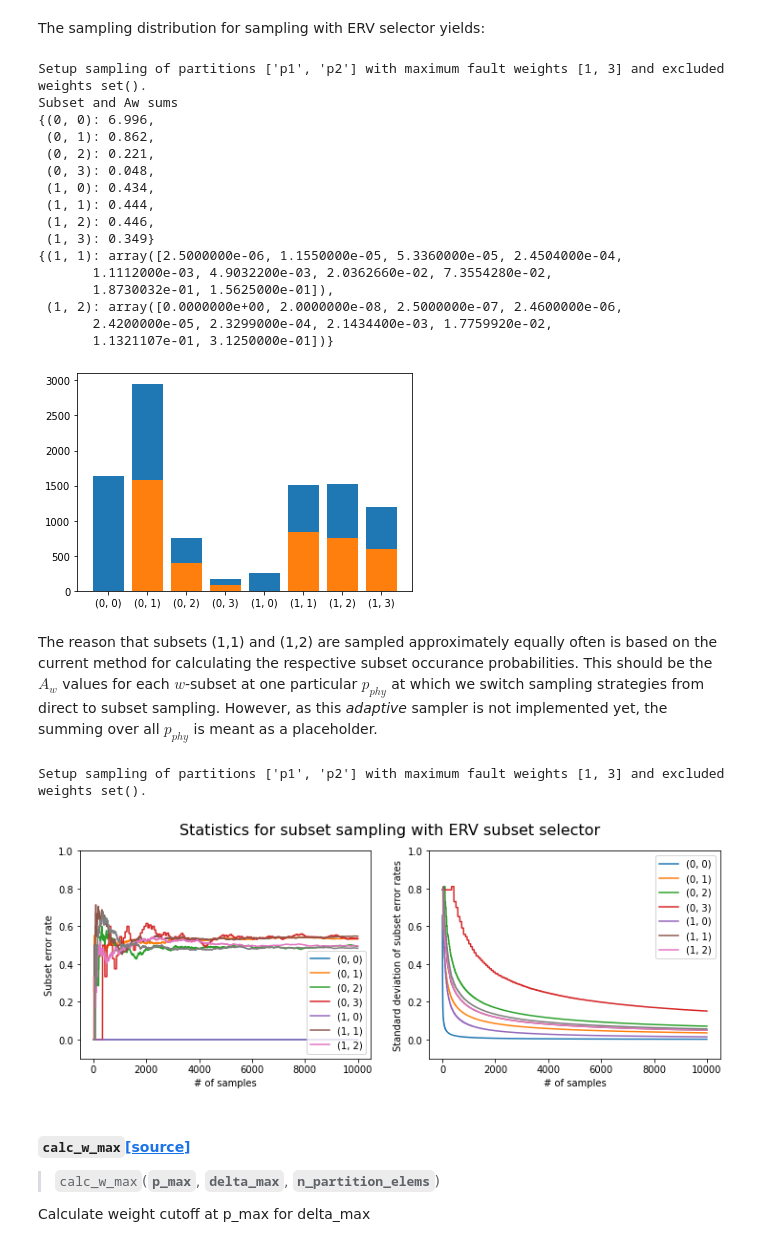
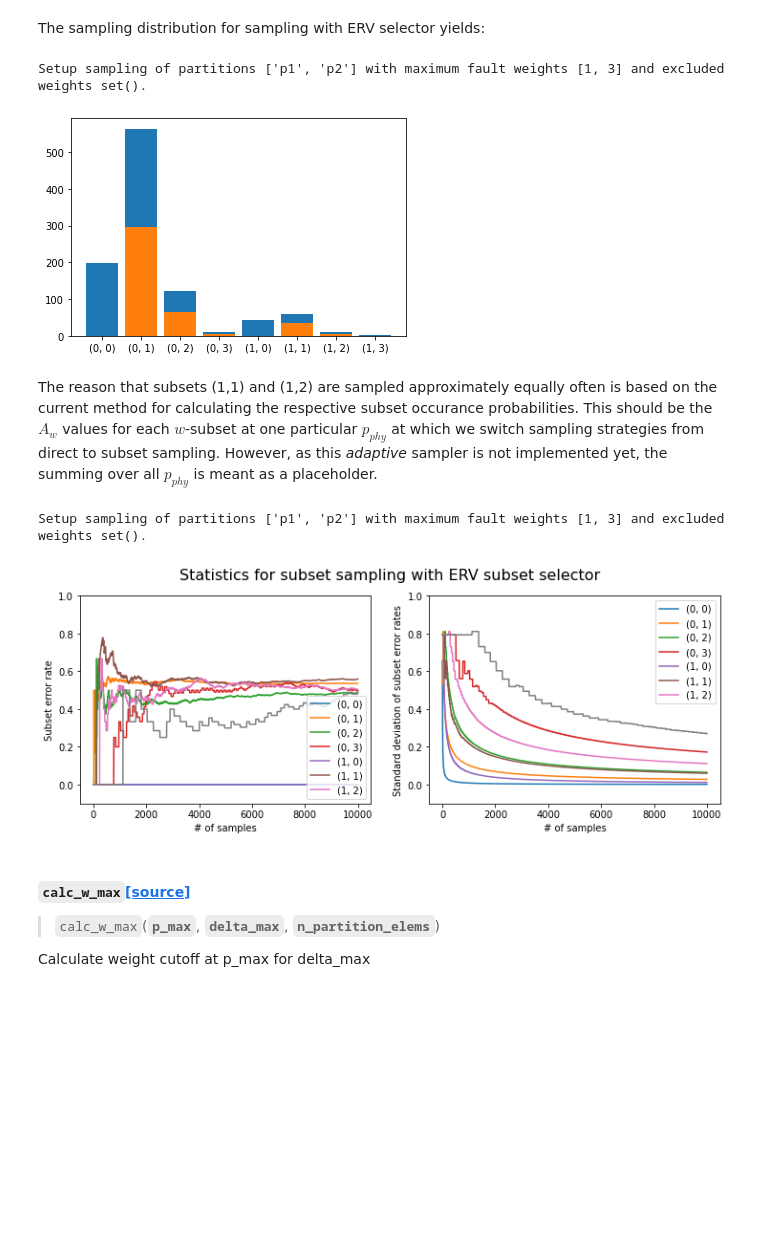
Before and after one commit to dpwinter/qsample, a Jupyter notebook: 05_samplers.ipynb, the cells around one changed output. Cells and saved outputs as stored; diff of their text form; code cells hidden in the pictures; blank space fills up the shorter version.

Commit message:
adjusted user-specific p_phy_selection for ERV subset selector

```diff
--- a/05_samplers.ipynb
+++ b/05_samplers.ipynb
@@ -137,15 +137,20 @@ class SubsetSampler(Sampler):
         print(f"Setup sampling of partitions {list(err_params.keys())} with maximum fault weights {w_max_vec} and excluded weights {w_exclude}.")
 
 
-    def run(self, n_samples=100, var=math.Wilson_var):
+    def run(self, n_samples=100, var=math.Wilson_var, p_phy_select=None):
 
         print(f"Start sampling of {n_samples} samples using {self.subset_select_fn.__name__} as subset selector.")
 
         cnts      = np.zeros((len(self.w_vecs))) + 1 # one virtual sample to avoid div0
         fail_cnts = np.zeros((len(self.w_vecs)))
 
+        if p_phy_select:
+            Aw_select = calc_subset_occurances(self.partitions, self.w_vecs, np.array(p_phy_select))
+        else:
+            Aw_select = np.sum(self.Aws, axis=1)
+
         for i in range(n_samples):
-            idx = self.subset_select_fn(cnts, fail_cnts, Aw=np.sum(self.Aws,axis=1)) # TODO: Aw for ERV should be first selected Aw, not sum
+            idx = self.subset_select_fn(cnts, fail_cnts, Aw=Aw_select) # TODO: Aw for ERV should be first selected Aw, not sum
             w_vec = self.w_vecs[idx]
             msmt = self._sample(w_vec)
             fail_cnts[idx] += self._check_logical_failure(msmt)
@@ -271,13 +278,18 @@ Return index of least sampled SS
 #hide_input
 
 class SubsetSamplerDiagnostic(SubsetSampler):
-    def run(self, n_samples):
+    def run(self, n_samples, p_phy_select=None):
 
         cnts      = np.zeros((len(self.w_vecs))) + 1 # one virtual sample to avoid div0
         fail_cnts = np.zeros((len(self.w_vecs)))
 
+        if p_phy_select:
+            Aw_select = calc_subset_occurances(self.partitions, self.w_vecs, np.array(p_phy_select))
+        else:
+            Aw_select = np.sum(self.Aws, axis=1)
+
         for i in range(n_samples):
-            idx = self.subset_select_fn(cnts, fail_cnts, Aw=np.sum(self.Aws,axis=1)) # TODO: Aw for ERV should be first selected Aw, not sum
+            idx = self.subset_select_fn(cnts, fail_cnts, Aw=Aw_select) # TODO: Aw for ERV should be first selected Aw, not sum
             w_vec = self.w_vecs[idx]
             msmt = self._sample(w_vec)
             fail_cnts[idx] += self._check_logical_failure(msmt)
@@ -286,13 +298,19 @@ class SubsetSamplerDiagnostic(SubsetSampler):
         return fail_cnts, cnts
 
 class SubsetSamplerDiagnostic2(SubsetSampler):
-    def run(self, n_samples):
+    def run(self, n_samples, p_phy_select=None):
 
         cnts = np.zeros((len(self.w_vecs), n_samples)) + 1 # 1 virtual sample to avoid div0 error
         fail_cnts = np.zeros((len(self.w_vecs), n_samples))
 
+        if p_phy_select:
+            Aw_select = calc_subset_occurances(self.partitions, self.w_vecs, np.array(p_phy_select))
+        else:
+            Aw_select = np.sum(self.Aws, axis=1)
+
+
         for i in range(n_samples):
-            idx = self.subset_select_fn(cnts[:,i], fail_cnts[:,i], Aw=np.sum(self.Aws,axis=1)) # TODO: Aw for ERV should be first selected Aw, not sum
+            idx = self.subset_select_fn(cnts[:,i], fail_cnts[:,i], Aw=Aw_select) # TODO: Aw for ERV should be first selected Aw, not sum
             w_vec = self.w_vecs[idx]
             msmt = self._sample(w_vec)
             fail_cnts[idx,i:] += self._check_logical_failure(msmt)
@@ -362,44 +380,23 @@ The sampling distribution for sampling with ERV selector yields:
 # %%
 #slow
 #hide_input
 
-p1 = np.logspace(-3,0,10)
+p1 = np.logspace(-3,-0.5,10)
 p2 = p1 * 0.5
 err_params = {'p1':p1, 'p2':p2}
 w_params = {'p_max': [0.5,0.5], 'delta_max': [0.1,0.5]}
 
 ss = SubsetSamplerDiagnostic(ghz,err_params,w_params,subset_select_fn=ERV_select)
-fail_counts, counts = ss.run(n_samples=10000)
+fail_counts, counts = ss.run(n_samples=1000, p_phy_select=[0.1,0.1])
 weights = ss.w_vecs
 
 x = range(len(counts))
 plt.bar(x, counts)
 plt.bar(x, fail_counts)
 plt.xticks(x, weights);
-
-import pprint
-
-print("Subset and Aw sums")
-pprint.pprint({w:np.round(a,3) for w,a in zip(ss.w_vecs, np.sum(ss.Aws,axis=1))})
-pprint.pprint({w:np.round(a,8) for w,a in zip(ss.w_vecs, ss.Aws.tolist()) if w==(1,1) or w==(1,2)})
 # %% [output]
 Setup sampling of partitions ['p1', 'p2'] with maximum fault weights [1, 3] and excluded weights set().
-Subset and Aw sums
-{(0, 0): 6.996,
- (0, 1): 0.862,
- (0, 2): 0.221,
- (0, 3): 0.048,
- (1, 0): 0.434,
- (1, 1): 0.444,
- (1, 2): 0.446,
- (1, 3): 0.349}
-{(1, 1): array([2.5000000e-06, 1.1550000e-05, 5.3360000e-05, 2.4504000e-04,
-       1.1112000e-03, 4.9032200e-03, 2.0362660e-02, 7.3554280e-02,
-       1.8730032e-01, 1.5625000e-01]),
- (1, 2): array([0.0000000e+00, 2.0000000e-08, 2.5000000e-07, 2.4600000e-06,
-       2.4200000e-05, 2.3299000e-04, 2.1434400e-03, 1.7759920e-02,
-       1.1321107e-01, 3.1250000e-01])}
-[figure, old version]
+[figure, new version]
 # %% [markdown]
 The reason that subsets (1,1) and (1,2) are sampled approximately equally often is based on the current method for calculating the respective subset occurance probabilities. This should be the $A_w$ values for each $w$-subset at one particular $p_{phy}$ at which we switch sampling strategies from direct to subset sampling. However, as this _adaptive_ sampler is not implemented yet, the summing over all $p_{phy}$ is meant as a placeholder.
 # %%
@@ -429,7 +426,7 @@ ax[1].set_ylim([-0.1,1]);
 fig.suptitle('Statistics for subset sampling with ERV subset selector', fontsize=16);
 # %% [output]
 Setup sampling of partitions ['p1', 'p2'] with maximum fault weights [1, 3] and excluded weights set().
-[figure, old version]
+[figure, new version]
 # %%
 show_doc(calc_w_max)
 # %% [output]
```
Also changed, not shown: parts of 14 cells of this notebook, 2 other files.
